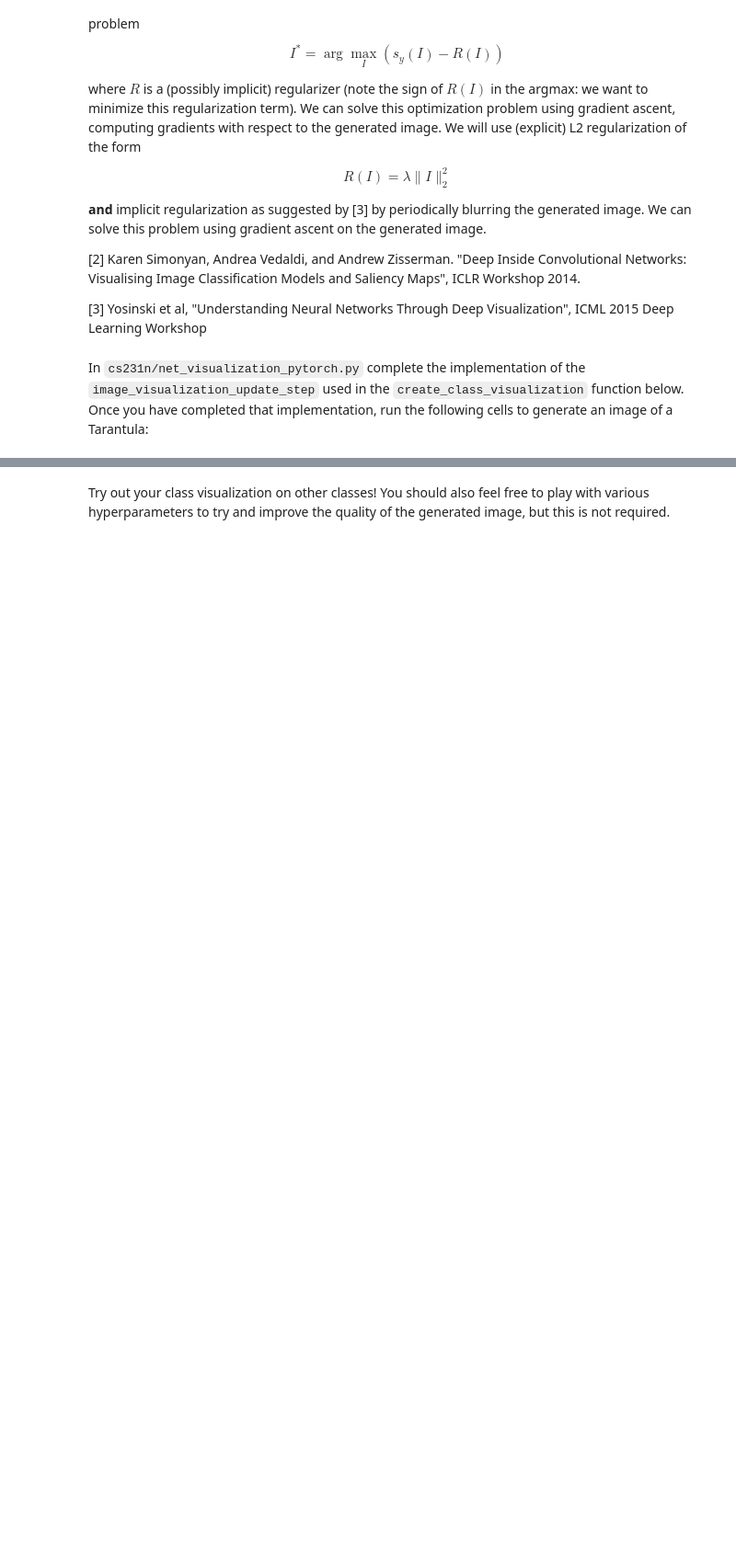
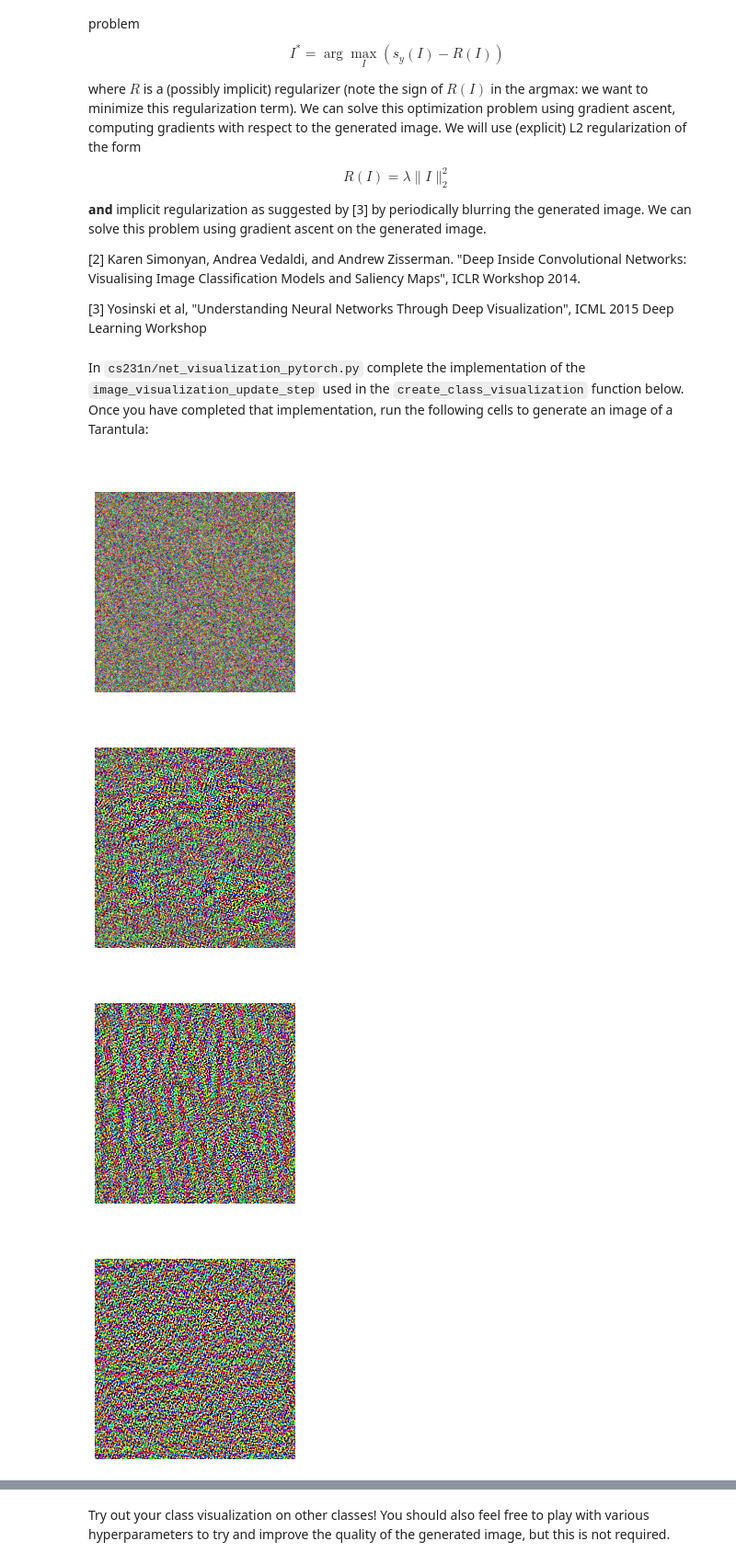
Before and after one commit to nadavge/cs231n-assignment-03, a Jupyter notebook: Network_Visualization.ipynb, the cells around one changed output, grey strips where cells are left out. Shown at 92% size. Drawn from its saved outputs; the diff is of its cells as text; code cells hidden in the pictures; blank space fills up the shorter version.

Commit message:
Not working visualization of features

```diff
--- a/Network_Visualization.ipynb
+++ b/Network_Visualization.ipynb
@@ -338,11 +322,16 @@ def create_class_visualization(target_y, model, dtype, **kwargs):
 # %%
 dtype = torch.FloatTensor
 model.type(dtype)
 
 target_y = 76 # Tarantula
 # target_y = 78 # Tick
 # target_y = 187 # Yorkshire Terrier
 # target_y = 683 # Oboe
 # target_y = 366 # Gorilla
 # target_y = 604 # Hourglass
-out = create_class_visualization(target_y, model, dtype)
+out = create_class_visualization(target_y, model, dtype, num_iterations=100)
+# %% [output]
+[figure, added]
+[figure, added]
+[figure, added]
+[figure, added]
```
Also changed, not shown: parts of 6 cells of this notebook, 1 other file.
